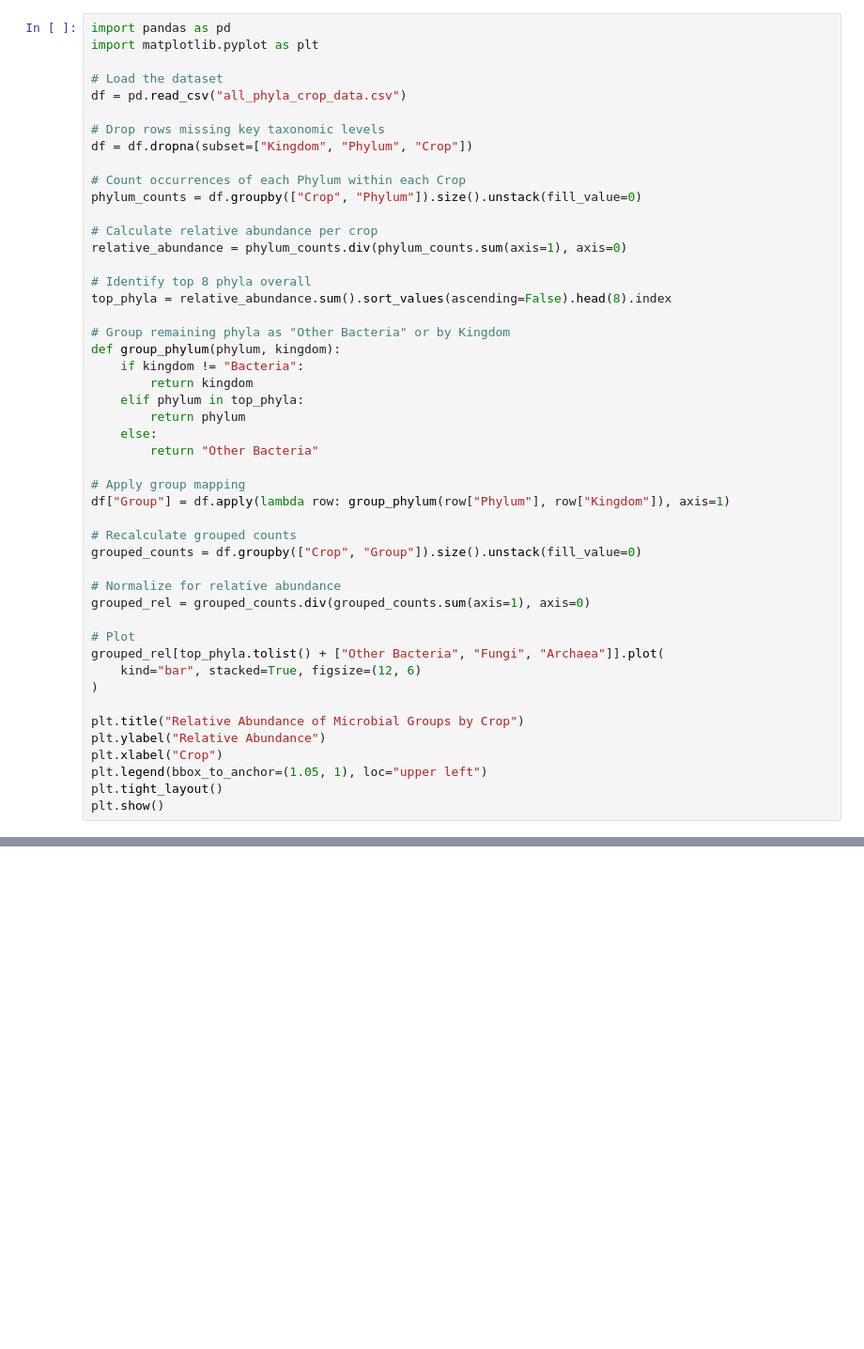
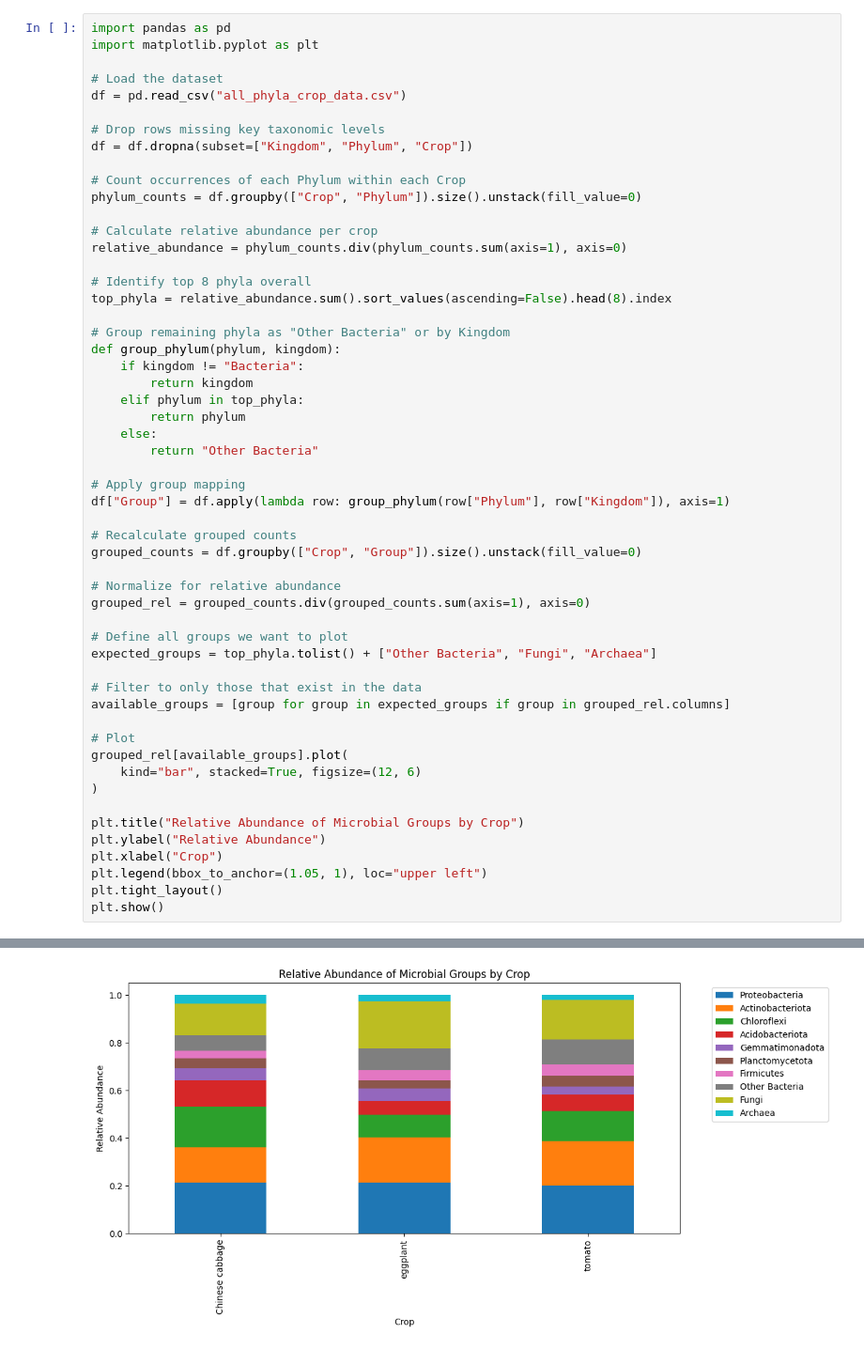
Before and after one commit to bssammel/2135-jupyter-microbiome, a Jupyter notebook: Taxa_Grouping_Crop.ipynb, the cells around one changed output, grey strips where cells are left out. Shown at 94% size. Cells and saved outputs as stored; diff of their text form; blank space fills up the shorter version.

Commit message:
set up for heatmap

```diff
--- a/Taxa_Grouping_Crop.ipynb
+++ b/Taxa_Grouping_Crop.ipynb
@@ -35,8 +35,14 @@ grouped_counts = df.groupby(["Crop", "Group"]).size().unstack(fill_value=0)
 # Normalize for relative abundance
 grouped_rel = grouped_counts.div(grouped_counts.sum(axis=1), axis=0)
 
+# Define all groups we want to plot
+expected_groups = top_phyla.tolist() + ["Other Bacteria", "Fungi", "Archaea"]
+
+# Filter to only those that exist in the data
+available_groups = [group for group in expected_groups if group in grouped_rel.columns]
+
 # Plot
-grouped_rel[top_phyla.tolist() + ["Other Bacteria", "Fungi", "Archaea"]].plot(
+grouped_rel[available_groups].plot(
     kind="bar", stacked=True, figsize=(12, 6)
 )
 
@@ -50,0 +56 @@ KeyError: "['Ascomycota'] not in index"
+[figure, added]
```
Also changed, not shown: parts of 1 cell of this notebook, 4 other files.
